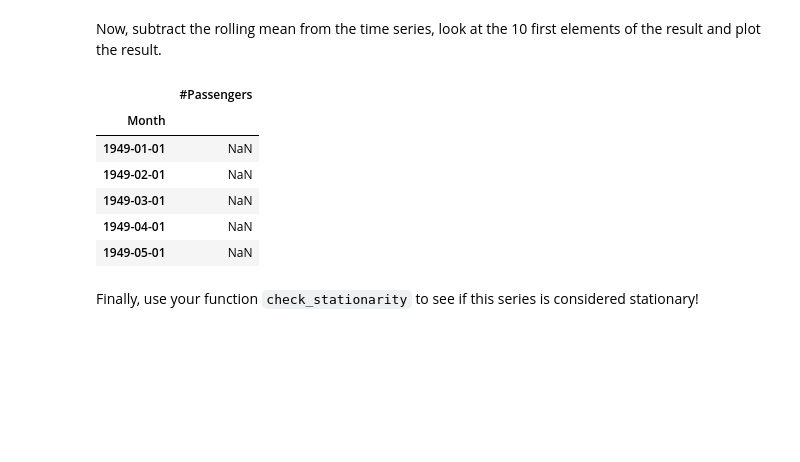
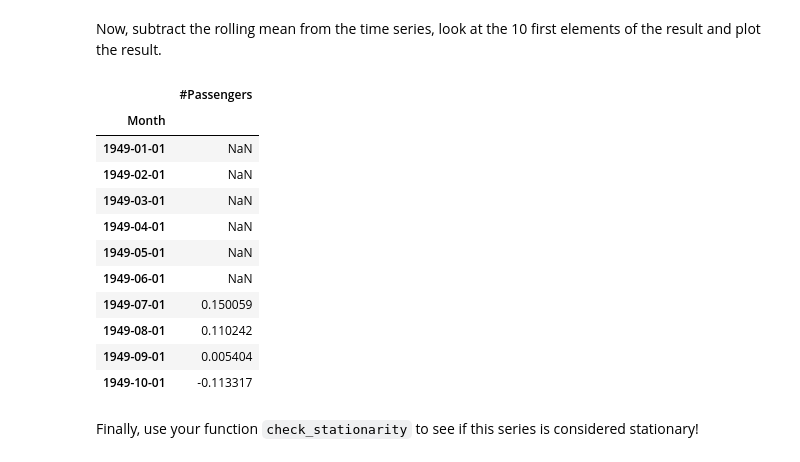
Before and after one commit to dlm6693/dsc-3-25-08-removing-trends-lab-nyc-ds-career-031119, a Jupyter notebook: index.ipynb, the cells around one changed output. Saved outputs shown, nothing was run; the diff lists cells and outputs as text; code cells hidden in the pictures; blank space fills up the shorter version.

```diff
--- a/index.ipynb
+++ b/index.ipynb
@@ -124,15 +124,20 @@ Now, subtract the rolling mean from the time series, look at the 10 first elemen
 # %%
 # Subtract the moving average from the original data and check head for Nans
 mean_diff = df_log - rolmean
-mean_diff.head()
+mean_diff.head(10)
 # %% [output]
 |  | #Passengers |
 | Month |  |
 | 1949-01-01 | NaN |
 | 1949-02-01 | NaN |
 | 1949-03-01 | NaN |
 | 1949-04-01 | NaN |
 | 1949-05-01 | NaN |
+| 1949-06-01 | NaN |
+| 1949-07-01 | 0.150059 |
+| 1949-08-01 | 0.110242 |
+| 1949-09-01 | 0.005404 |
+| 1949-10-01 | -0.113317 |
 # %%
 # Drop the NaN values from timeseries calculated above
 # %%
```
